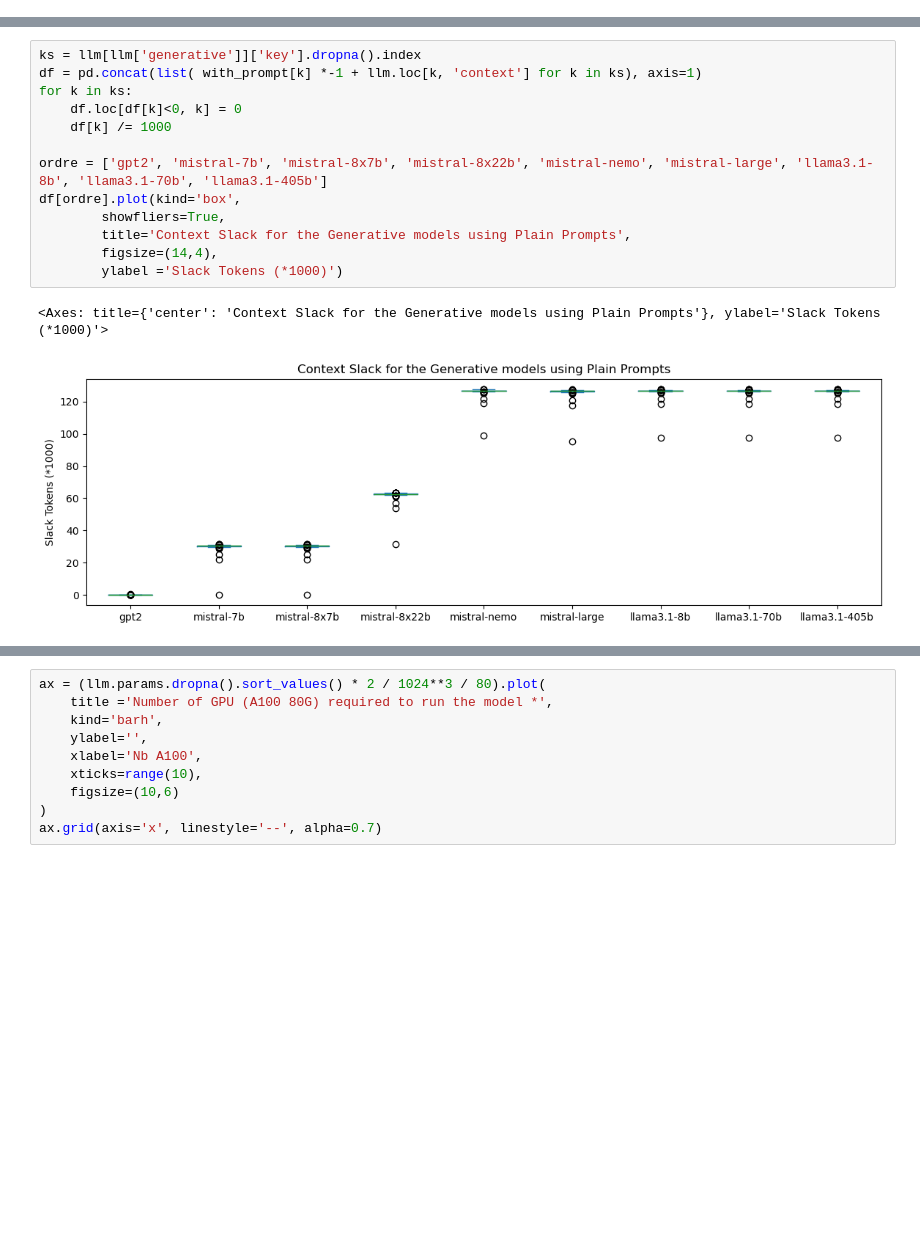
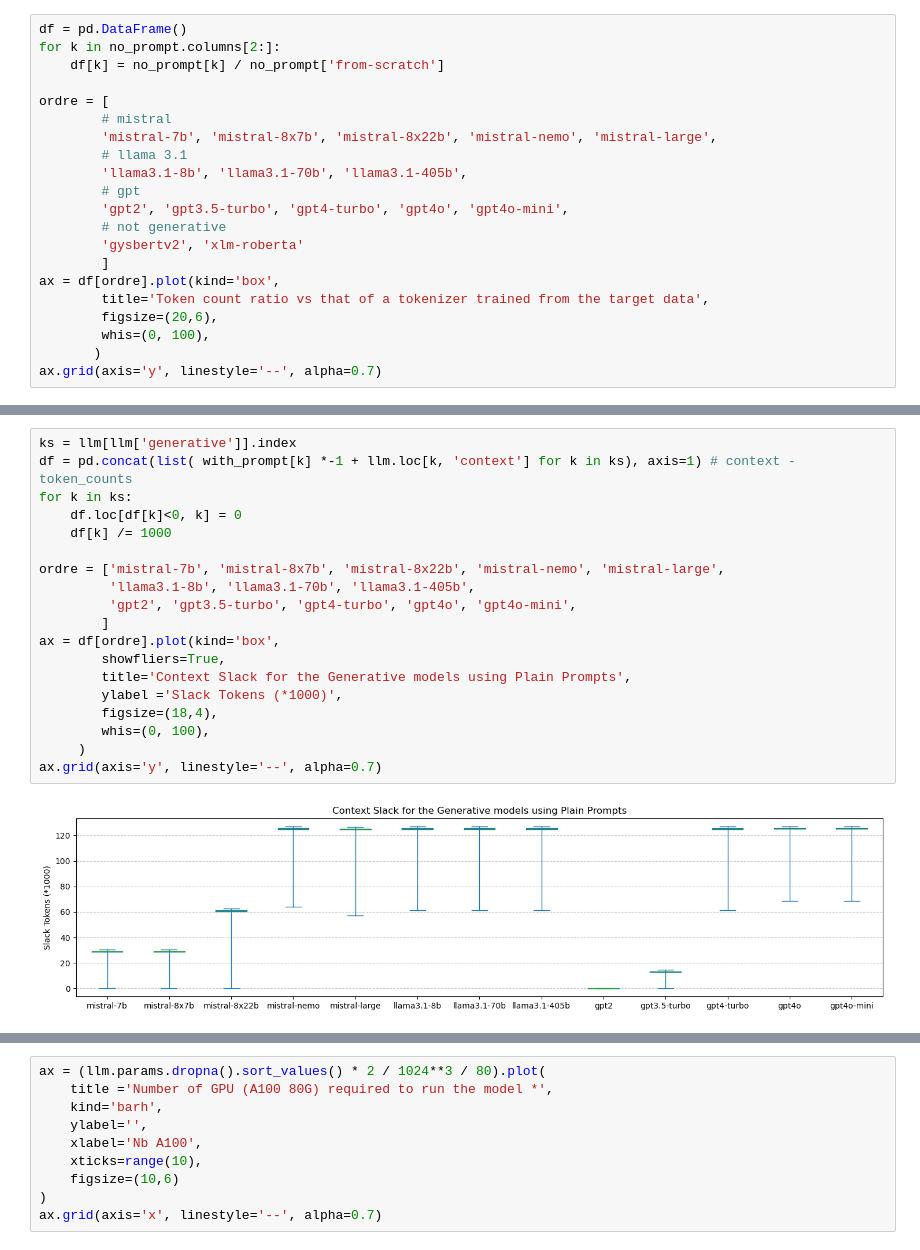
Before and after one commit to xgillard/xp-airchivist, a Jupyter notebook: Figures.ipynb, the cells around one changed output, grey strips where cells are left out. Saved outputs shown, nothing was run; the diff lists cells and outputs as text; blank space fills up the shorter version.

Commit message:
figures and cost

```diff
--- a/Figures.ipynb
+++ b/Figures.ipynb
@@ -106,0 +93,21 @@ dtype: int64
+# %%
+df = pd.DataFrame()
+for k in no_prompt.columns[2:]:
+    df[k] = no_prompt[k] / no_prompt['from-scratch']
+
+ordre = [
+        # mistral
+        'mistral-7b', 'mistral-8x7b', 'mistral-8x22b', 'mistral-nemo', 'mistral-large',
+        # llama 3.1
+        'llama3.1-8b', 'llama3.1-70b', 'llama3.1-405b',
+        # gpt
+        'gpt2', 'gpt3.5-turbo', 'gpt4-turbo', 'gpt4o', 'gpt4o-mini',
+        # not generative
+        'gysbertv2', 'xlm-roberta'
+        ]
+ax = df[ordre].plot(kind='box',
+        title='Token count ratio vs that of a tokenizer trained from the target data',
+        figsize=(20,6),
+        whis=(0, 100),
+       )
+ax.grid(axis='y', linestyle='--', alpha=0.7)
@@ -107,18 +116,23 @@ dtype: int64
 # %%
-ks = llm[llm['generative']]['key'].dropna().index
-df = pd.concat(list( with_prompt[k] *-1 + llm.loc[k, 'context'] for k in ks), axis=1)
+ks = llm[llm['generative']].index
+df = pd.concat(list( with_prompt[k] *-1 + llm.loc[k, 'context'] for k in ks), axis=1) # context - token_counts
 for k in ks:
     df.loc[df[k]<0, k] = 0
     df[k] /= 1000
 
-ordre = ['gpt2', 'mistral-7b', 'mistral-8x7b', 'mistral-8x22b', 'mistral-nemo', 'mistral-large', 'llama3.1-8b', 'llama3.1-70b', 'llama3.1-405b']
-df[ordre].plot(kind='box',
+ordre = ['mistral-7b', 'mistral-8x7b', 'mistral-8x22b', 'mistral-nemo', 'mistral-large',
+         'llama3.1-8b', 'llama3.1-70b', 'llama3.1-405b',
+         'gpt2', 'gpt3.5-turbo', 'gpt4-turbo', 'gpt4o', 'gpt4o-mini',
+        ]
+ax = df[ordre].plot(kind='box',
         showfliers=True,
         title='Context Slack for the Generative models using Plain Prompts',
-        figsize=(14,4),
-        ylabel ='Slack Tokens (*1000)')
+        ylabel ='Slack Tokens (*1000)',
+        figsize=(18,4),
+        whis=(0, 100),
+     )
+ax.grid(axis='y', linestyle='--', alpha=0.7)
 # %% [output]
-<Axes: title={'center': 'Context Slack for the Generative models using Plain Prompts'}, ylabel='Slack Tokens (*1000)'>
-[figure, old version]
+[figure, new version]
 # %%
 # Using compressed prompts
```
Also changed, not shown: parts of 20 cells of this notebook, 9 other files.
